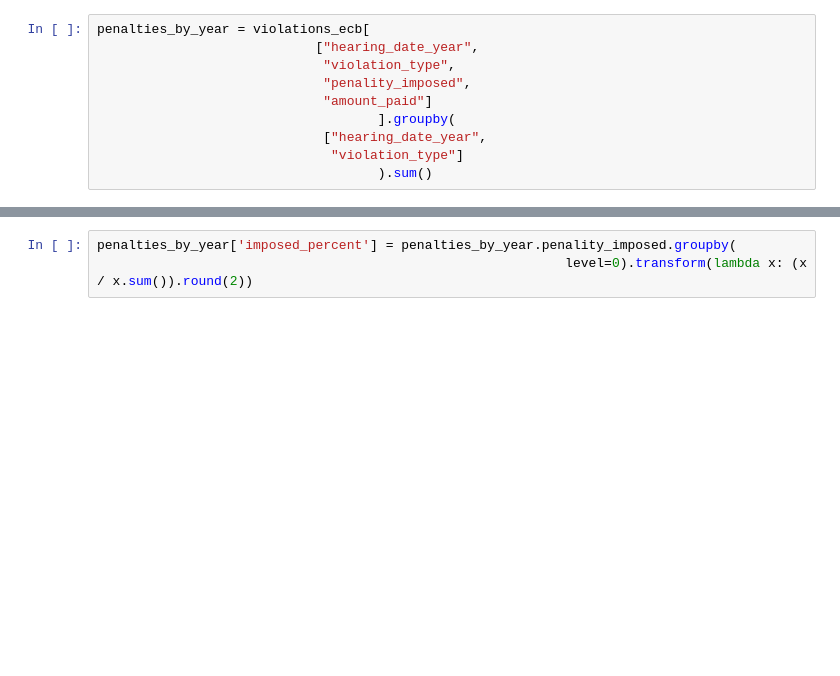
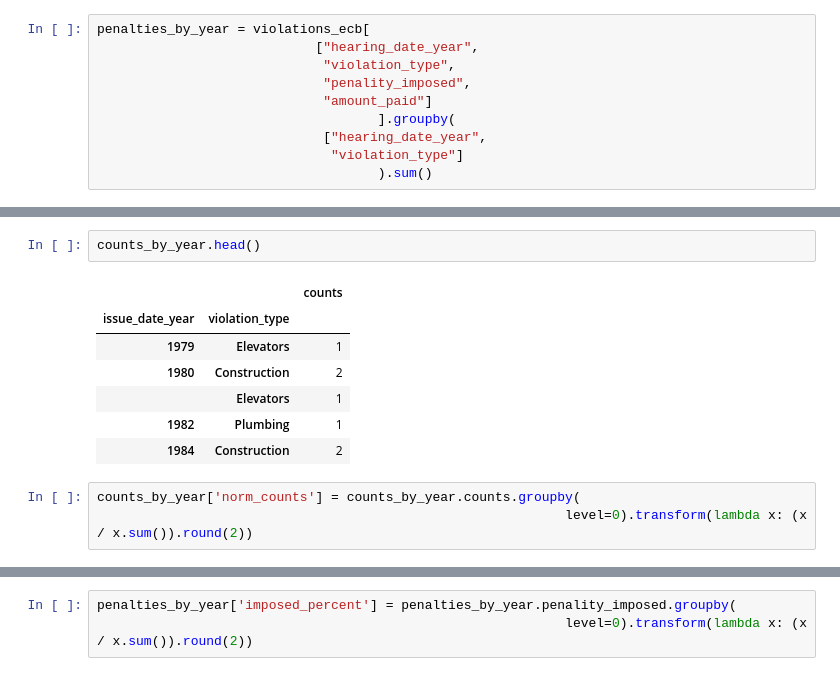
Before and after one commit to lermana/nyc_dob_analysis, a Jupyter notebook: notebooks/violations.ipynb, the cells around one changed output, grey strips where cells are left out. Cells and saved outputs as stored; diff of their text form; blank space fills up the shorter version.

```diff
--- a/notebooks/violations.ipynb
+++ b/notebooks/violations.ipynb
@@ -294,0 +305,13 @@ penalties_by_year = violations_ecb[
+# %%
+counts_by_year.head()
+# %% [output]
+|  |  | counts |
+| issue_date_year | violation_type |  |
+| 1979 | Elevators | 1 |
+| 1980 | Construction | 2 |
+|  | Elevators | 1 |
+| 1982 | Plumbing | 1 |
+| 1984 | Construction | 2 |
+# %%
+counts_by_year['norm_counts'] = counts_by_year.counts.groupby(
+                                                            level=0).transform(lambda x: (x / x.sum()).round(2))
```
Also changed, not shown: parts of 4 cells of this notebook, 1 other file.
